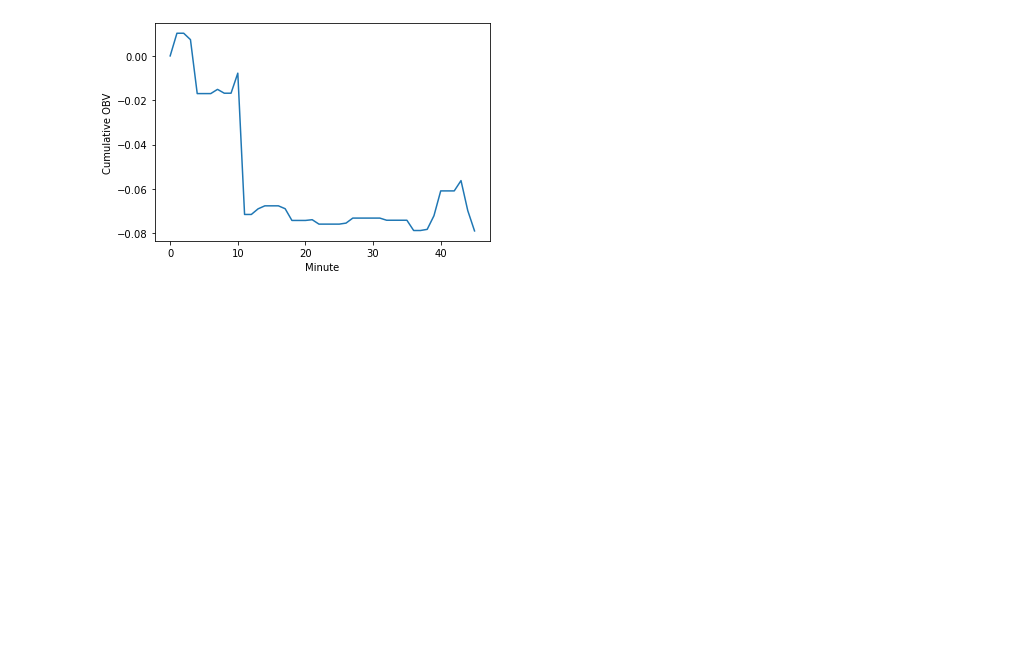
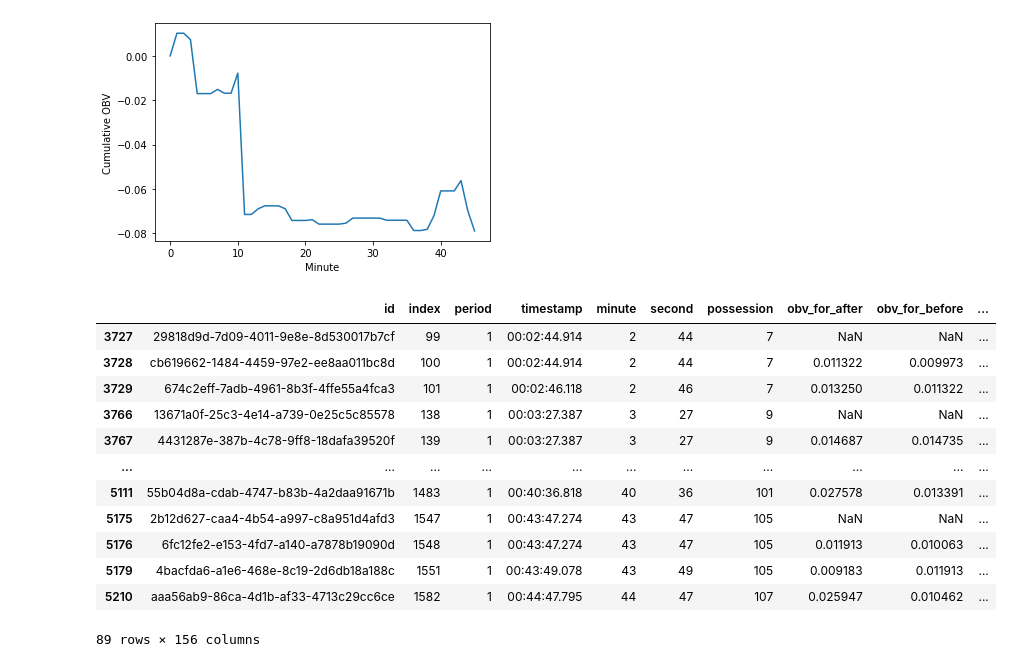
Before and after one commit to Juliette-De/Man-City-Hackathon, a Jupyter notebook: notebooks/Substitutions_exploration.ipynb, the cells around one changed output. Drawn from its saved outputs; the diff is of its cells as text; code cells hidden in the pictures; blank space fills up the shorter version.

```diff
--- a/notebooks/Substitutions_exploration.ipynb
+++ b/notebooks/Substitutions_exploration.ipynb
@@ -981,3 +837,22 @@ events[(events['match_id'] == 3856030) &
 # %% [output]
 <AxesSubplot:xlabel='Minute', ylabel='Cumulative OBV'>
 [figure]
+# %%
+events[(events['match_id'] == 3856030) &
+                        (events['minute']<45) &
+                        (events['player.id']==10252)
+                       ]
+# %% [output]
+|  | id | index | period | timestamp | minute | second | possession | obv_for_after | obv_for_before | ... |
+| 3727 | 29818d9d-7d09-4011-9e8e-8d530017b7cf | 99 | 1 | 00:02:44.914 | 2 | 44 | 7 | NaN | NaN | ... |
+| 3728 | cb619662-1484-4459-97e2-ee8aa011bc8d | 100 | 1 | 00:02:44.914 | 2 | 44 | 7 | 0.011322 | 0.009973 | ... |
+| 3729 | 674c2eff-7adb-4961-8b3f-4ffe55a4fca3 | 101 | 1 | 00:02:46.118 | 2 | 46 | 7 | 0.013250 | 0.011322 | ... |
+| 3766 | 13671a0f-25c3-4e14-a739-0e25c5c85578 | 138 | 1 | 00:03:27.387 | 3 | 27 | 9 | NaN | NaN | ... |
+| 3767 | 4431287e-387b-4c78-9ff8-18dafa39520f | 139 | 1 | 00:03:27.387 | 3 | 27 | 9 | 0.014687 | 0.014735 | ... |
+| ... | ... | ... | ... | ... | ... | ... | ... | ... | ... | ... |
+| 5111 | 55b04d8a-cdab-4747-b83b-4a2daa91671b | 1483 | 1 | 00:40:36.818 | 40 | 36 | 101 | 0.027578 | 0.013391 | ... |
+| 5175 | 2b12d627-caa4-4b54-a997-c8a951d4afd3 | 1547 | 1 | 00:43:47.274 | 43 | 47 | 105 | NaN | NaN | ... |
+| 5176 | 6fc12fe2-e153-4fd7-a140-a7878b19090d | 1548 | 1 | 00:43:47.274 | 43 | 47 | 105 | 0.011913 | 0.010063 | ... |
+| 5179 | 4bacfda6-a1e6-468e-8c19-2d6db18a188c | 1551 | 1 | 00:43:49.078 | 43 | 49 | 105 | 0.009183 | 0.011913 | ... |
+| 5210 | aaa56ab9-86ca-4d1b-af33-4713c29cc6ce | 1582 | 1 | 00:44:47.795 | 44 | 47 | 107 | 0.025947 | 0.010462 | ... |
+89 rows × 156 columns
```
Also changed, not shown: parts of 19 cells of this notebook, 8 other files.
